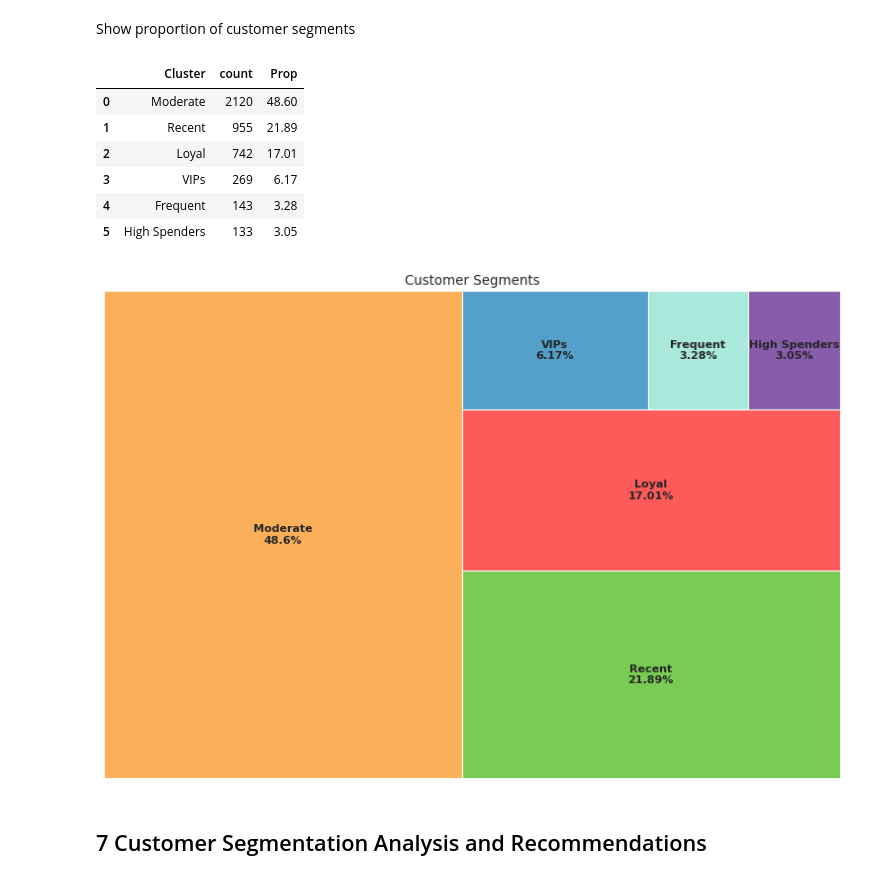
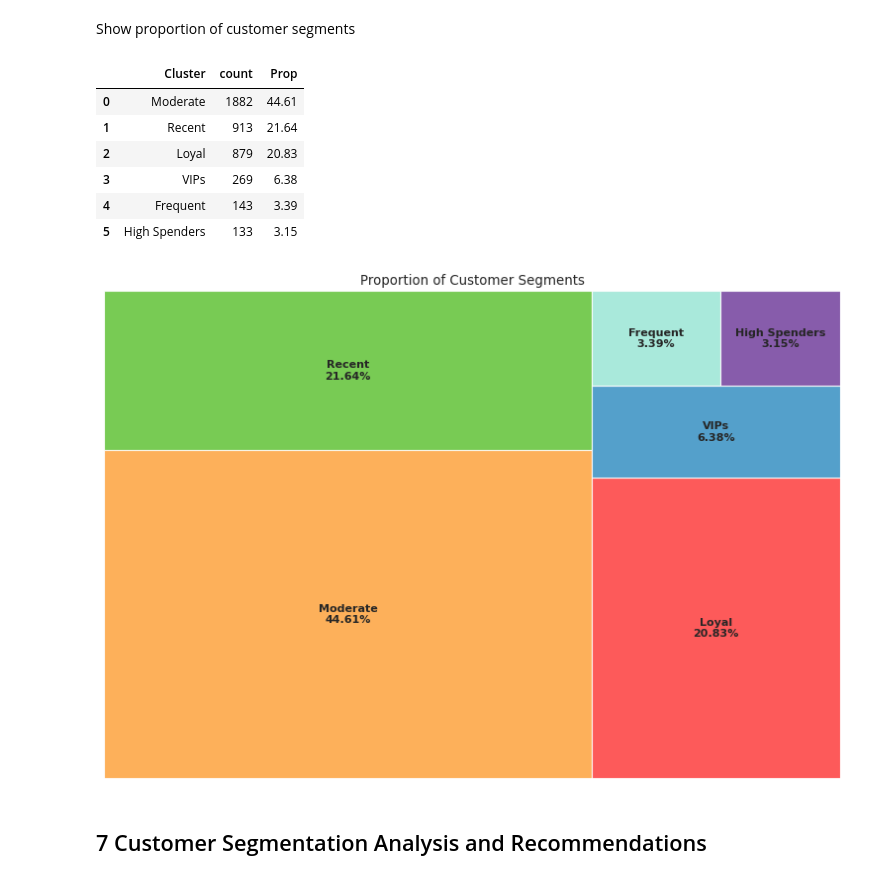
Before and after one commit to ds-edu/DataScienceCapstone_OnlineRetail, a Jupyter notebook: notebooks/Modeling.ipynb, the cells around one changed output. Saved outputs shown, nothing was run; the diff lists cells and outputs as text; code cells hidden in the pictures.

```diff
--- a/notebooks/Modeling.ipynb
+++ b/notebooks/Modeling.ipynb
@@ -721,8 +779,8 @@ Map the assigned customer segment labels in the previous assessment section to t
 # %%
 cluster_mapping = {
     0: 'Moderate',
-    1: 'Recent',
-    2: 'Loyal'
+    1: 'Loyal',
+    2: 'Recent'
 }
 
 df_clustered['Cluster'] = df_clustered.Cluster.map(cluster_mapping)
@@ -802,27 +860,27 @@ df_groupings['Prop'] = round((df_groupings['count']*100)/df_groupings['count'].s
 df_groupings
 # %% [output]
 |  | Cluster | count | Prop |
-| 0 | Moderate | 2120 | 48.60 |
-| 1 | Recent | 955 | 21.89 |
-| 2 | Loyal | 742 | 17.01 |
-| 3 | VIPs | 269 | 6.17 |
-| 4 | Frequent | 143 | 3.28 |
-| 5 | High Spenders | 133 | 3.05 |
+| 0 | Moderate | 1882 | 44.61 |
+| 1 | Recent | 913 | 21.64 |
+| 2 | Loyal | 879 | 20.83 |
+| 3 | VIPs | 269 | 6.38 |
+| 4 | Frequent | 143 | 3.39 |
+| 5 | High Spenders | 133 | 3.15 |
 # %%
 import squarify
 
 sq_labels = df_groupings.apply(lambda x: str(x[0]) + "\n" + str(x[2]) + "%", axis=1)
 sizes = df_groupings['count'].values.tolist()
 colors = [ palette.get(c) for c in df_groupings['Cluster'].values]
 
 plt.figure(figsize=(12,8), dpi= 80)
 squarify.plot( label=sq_labels, sizes=sizes, color=colors, alpha=0.9, text_kwargs={'fontweight':'semibold'})
 
-plt.title('Customer Segments')
+plt.title('Proportion of Customer Segments')
 plt.axis('off')
 plt.show()
 # %% [output]
-[figure, old version]
+[figure, new version]
 # %% [markdown]
 ## 7 Customer Segmentation Analysis and Recommendations
 # %% [markdown]
```
Also changed, not shown: parts of 22 cells of this notebook, 25 other files.
